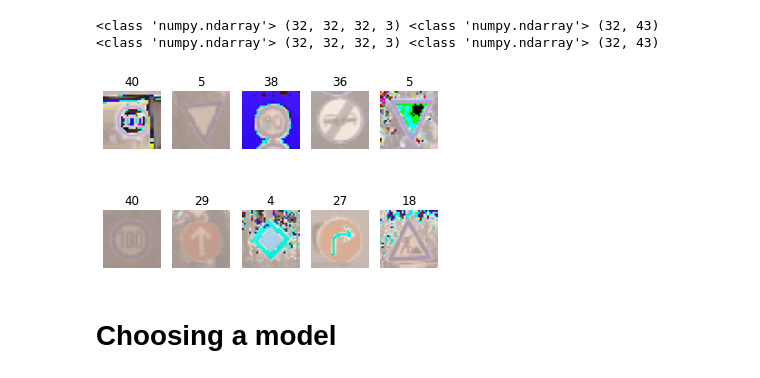
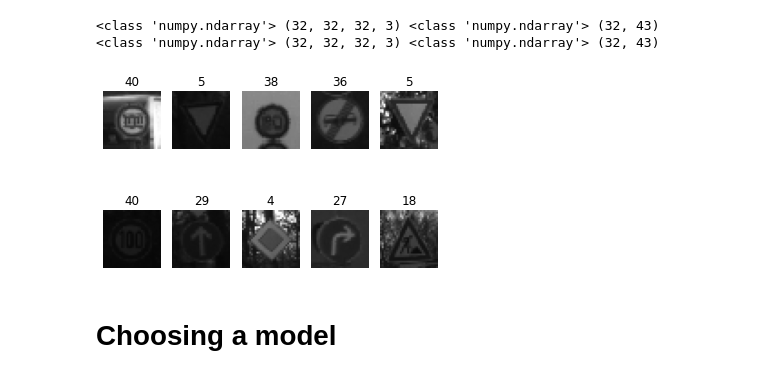
Before and after one commit to SimeonHristov99/AI_Traffic_Sign_Classifier_Tensorflow, a Jupyter notebook: traffic_sign_recognition.ipynb, the cells around one changed output. Cells and saved outputs as stored; diff of their text form; code cells hidden in the pictures.

```diff
--- a/traffic_sign_recognition.ipynb
+++ b/traffic_sign_recognition.ipynb
@@ -45,8 +42,9 @@ CLASSES = 43
 TRAIN_DATA_DIR = '/content/data'
 
 train_datagen = ImageDataGenerator(
-    preprocessing_function=tf.keras.applications.vgg16.preprocess_input,
-    validation_split=0.2 # set validation split
+    preprocessing_function=tf.image.rgb_to_grayscale,
+    validation_split=0.2, # set validation split tf.keras.applications.vgg16.preprocess_input,
+    rescale=1./255.
 )
 
 train_generator = train_datagen.flow_from_dataframe(
@@ -92,17 +90,17 @@ print(type(X_val_batch), X_val_batch.shape, type(y_val_batch), y_val_batch.shape
 # %%
 for i in range(10):
   plt.subplot(2, 5, i + 1)
 
   rand_idx = np.random.randint(X_train_batch.shape[0])
   image = X_train_batch[rand_idx]
 
-  plt.imshow(image.astype('uint8'))
+  plt.imshow(image)
   plt.axis('off')
   plt.title(np.argmax(y_train_batch[rand_idx]))
 
 plt.show()
 # %% [output]
-[figure, old version]
+[figure, new version]
 # %% [markdown]
 # Choosing a model
 # %%
```
Also changed, not shown: parts of 3 cells of this notebook.
